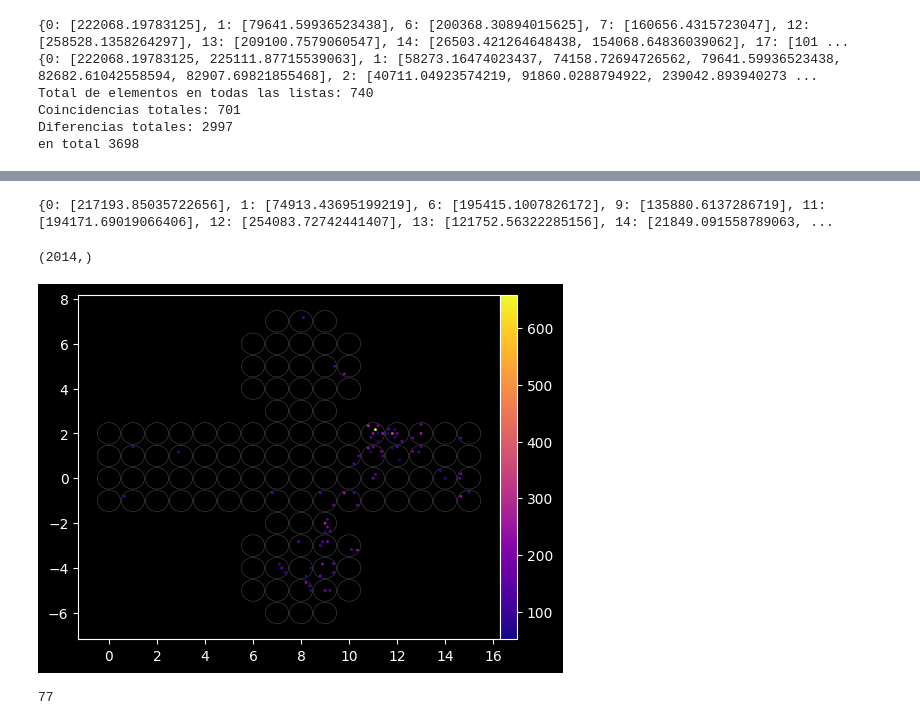
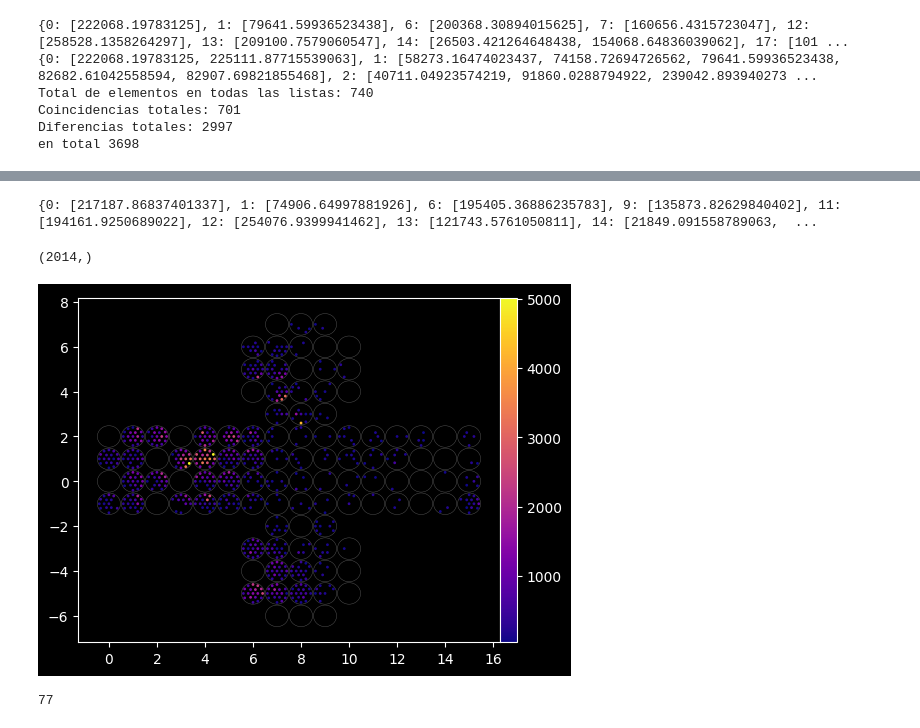
Before and after one commit to halmamol/WCTECoincidence_Analysis, a Jupyter notebook: nHits_count/jupyter_notebooks/spills_second.ipynb, the cells around one changed output, grey strips where cells are left out. Cells and saved outputs as stored; diff of their text form; code cells hidden in the pictures.

```diff
--- a/nHits_count/jupyter_notebooks/spills_second.ipynb
+++ b/nHits_count/jupyter_notebooks/spills_second.ipynb
@@ -25,17 +23,8 @@ tree = file["WCTEReadoutWindows"]
 # %%
-#DOWNLOAD INFO OF THE TREE
-times_branch = tree["hit_pmt_calibrated_times"].array(library="np")
-charge_branch = tree["hit_pmt_charges"].array(library="np")
-event_number_branch = tree["event_number"].array(library="np")
+root_file_path = "/data/cgarcia_2002/WCTE/data/2384_calib_time/WCTE_offline_R2384S0P0.root" #bkg
 
-mpmt_id_branch = tree["hit_mpmt_slot_ids"].array(library="np")
+# Open the ROOT file and get the TTree
+file = uproot.open(root_file_path)
+tree = file["WCTEReadoutWindows"]
 
-times_branch_sorted = []
-charge_branch_sorted = []
-mpmt_id_branch_sorted = []
-
-for times_evt, charges_evt, mpmt_evt in zip(times_branch, charge_branch, mpmt_id_branch):
-    idx_sorted = np.argsort(times_evt)  # índice de orden
-    times_branch_sorted.append(times_evt[idx_sorted])
-    charge_branch_sorted.append(charges_evt[idx_sorted])
-    mpmt_id_branch_sorted.append(mpmt_evt[idx_sorted])
+times_branch_sorted, times_branch_sorted_TOF, charge_branch_sorted, mpmt_id_branch_sorted, event_number_branch = functions_spills.initial_treatment(tree)
@@ -133,14 +123,14 @@ en total 3698
 trigger_times_half = dict(list(threshold_times.items())[25:40])
 print(trigger_times_half)
 
-trigger_times_half = {2: [40708.97043431913], 16:[131153.89398269335]}
+trigger_times_half = {6: [195405.36886235783]}
 bin_time = 100
-delta = 10000
+delta = 15000
 
 for event_number in trigger_times_half:
     for start_time in trigger_times_half[event_number]:
-        times_branch_event = times_branch[event_number]
-        charges_branch_event = charge_branch[event_number]
+        times_branch_event = times_branch_sorted_TOF[event_number]
+        charges_branch_event = charge_branch_sorted[event_number]
 
         mask = (times_branch_event >= start_time) & (times_branch_event < start_time + delta)
 
@@ -179,54 +168,55 @@ sys.path.append("/home/cgarcia_2002/WCTE_event_display-main/WCTE_event_display-m
 from EventDisplay import EventDisplay
 # %%
 print(threshold_times)
+print(threshold_times_sig)
 #print(threshold_charges)
 # %% [output]
-{0: [217193.85035722656], 1: [74913.43695199219], 6: [195415.1007826172], 9: [135880.6137286719], 11: [194171.69019066406], 12: [254083.72742441407], 13: [121752.56322285156], 14: [21849.091558789063, ...
+{0: [217187.86837401337], 1: [74906.64997881926], 6: [195405.36886235783], 9: [135873.82629840402], 11: [194161.9250689022], 12: [254076.9399941462], 13: [121743.5761050811], 14: [21849.091558789063,  ...
 # %%
-t_evento = 40704.26226256926
-event_id = 2
-delta = 400
+t_evento = 60083.13635313986
+event_id = 1
+delta = 5000
 
 
 # Leer datos
-times = tree["hit_pmt_calibrated_times"].array(library="np")
-charges = tree["hit_pmt_charges"].array(library="np")
-slot_ids = tree["hit_mpmt_slot_ids"].array(library="np")
-pmt_positions = tree["hit_pmt_position_ids"].array(library="np")
+times = tree_sig["hit_pmt_calibrated_times"].array(library="np")
+charges = tree_sig["hit_pmt_charges"].array(library="np")
+slot_ids = tree_sig["hit_mpmt_slot_ids"].array(library="np")
+pmt_positions = tree_sig["hit_pmt_position_ids"].array(library="np")
 
 t = times[event_id]
 q = charges[event_id]
 slot = slot_ids[event_id]
 pos = pmt_positions[event_id]
 
 # Filtrar por tiempo cercano al evento deseado
 mask = (t >= t_evento) & (t < t_evento + delta)
 
 # Aplicar filtro
 t = t[mask]
 q = q[mask]
 slot = slot[mask]
 pos = pos[mask]
 
 # Combinar en canal único para EventDisplay
 channel_ids = slot * 19 + pos
 
 # ---------- VISUALIZAR EVENTO ----------
 
 # Crear instancia del EventDisplay
 eventDisplay = EventDisplay()
 eventDisplay.load_mPMT_positions('mPMT_2D_projection_angles.csv')
 eventDisplay.load_wcsim_tubeno_mapping("geofile_WCTE.txt")
 
 # Procesar y graficar
 data_to_plot = eventDisplay.process_data(channel_ids, q)
 eventDisplay.plotEventDisplay(data_to_plot,color_norm=colors.Normalize(), style="dark_background") #color_norm=colors.LogNorm()
 plt.show()
 #plt.savefig(f"evento_filtrado_{event_id}_{t_evento}.png")
 #plt.close()
 # %% [output]
 (2014,)
-[figure, old version]
+[figure, new version]
 # %%
 # Definimos el rango de interés
 t_min = t_evento
```
Also changed, not shown: parts of 5 cells of this notebook, 11 other files.
